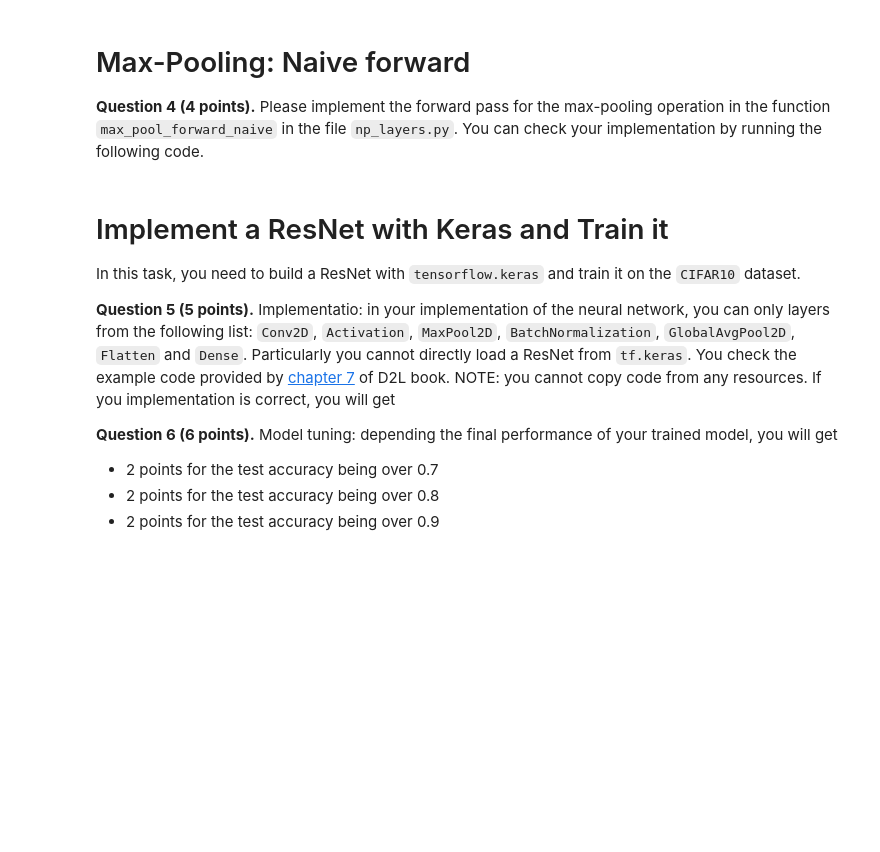
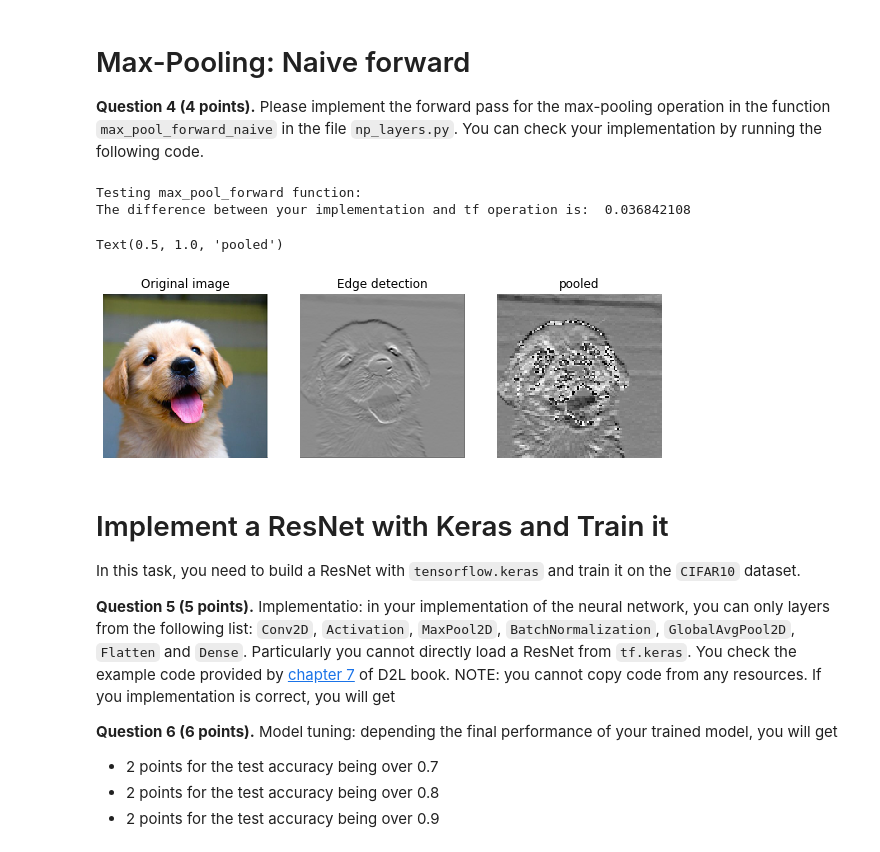
Before and after one commit to mcdermatt/dnn, a Jupyter notebook: HW3/notebook.ipynb, the cells around one changed output. Cells and saved outputs as stored; diff of their text form; code cells hidden in the pictures; blank space fills up the shorter version.

Commit message:
got pooling layer working

```diff
--- a/HW3/notebook.ipynb
+++ b/HW3/notebook.ipynb
@@ -198,23 +211,42 @@ W =  200  WW =  3  H =  200  HH =  3
 
 **Question 4 (4 points).** Please implement the forward pass for the max-pooling operation in the function `max_pool_forward_naive` in the file `np_layers.py`. You can check your implementation by running the following code.
 # %%
-from np_layers_solutions import max_pool_forward
+# from np_layers_solutions import max_pool_forward
 
 # shape is NCHW
 x_shape = (2, 3, 4, 4)
 x = np.linspace(-0.3, 0.4, num=np.prod(x_shape)).reshape(x_shape)
 x = np.transpose(x, [0, 2, 3, 1])
 
 pool_param = {'pool_width': 2, 'pool_height': 2, 'stride': 2}
 
 out = max_pool_forward(x, pool_param)
 
 correct_out = tf.nn.max_pool(x, [pool_param['pool_height'], pool_param['pool_width']],
                              pool_param['stride'], padding='VALID')
 
 # Compare your output with ours. Difference should be on the order of e-8.
 print('Testing max_pool_forward function:')
 print('The difference between your implementation and tf operation is: ', rel_error(out, correct_out))
+
+#pool pooling on edged puppy pic
+plt.subplot(2, 3, 1)
+imshow_noax(puppy, normalize=False)
+plt.title('Original image')
+
+plt.subplot(2,3,2)
+imshow_noax(out_pupper[0,:,:,1])
+plt.title('Edge detection')
+
+test_img = max_pool_forward(out_pupper,pool_param)
+plt.subplot(2,3,3)
+imshow_noax(test_img[0, :, :, 1], normalize=False)
+plt.title('pooled')
+# %% [output]
+Testing max_pool_forward function:
+The difference between your implementation and tf operation is:  0.036842108
+Text(0.5, 1.0, 'pooled')
+[figure, added]
 # %% [markdown]
 # Implement a ResNet with Keras and Train it
 
```
Also changed, not shown: parts of 4 cells of this notebook, 1 other file.
